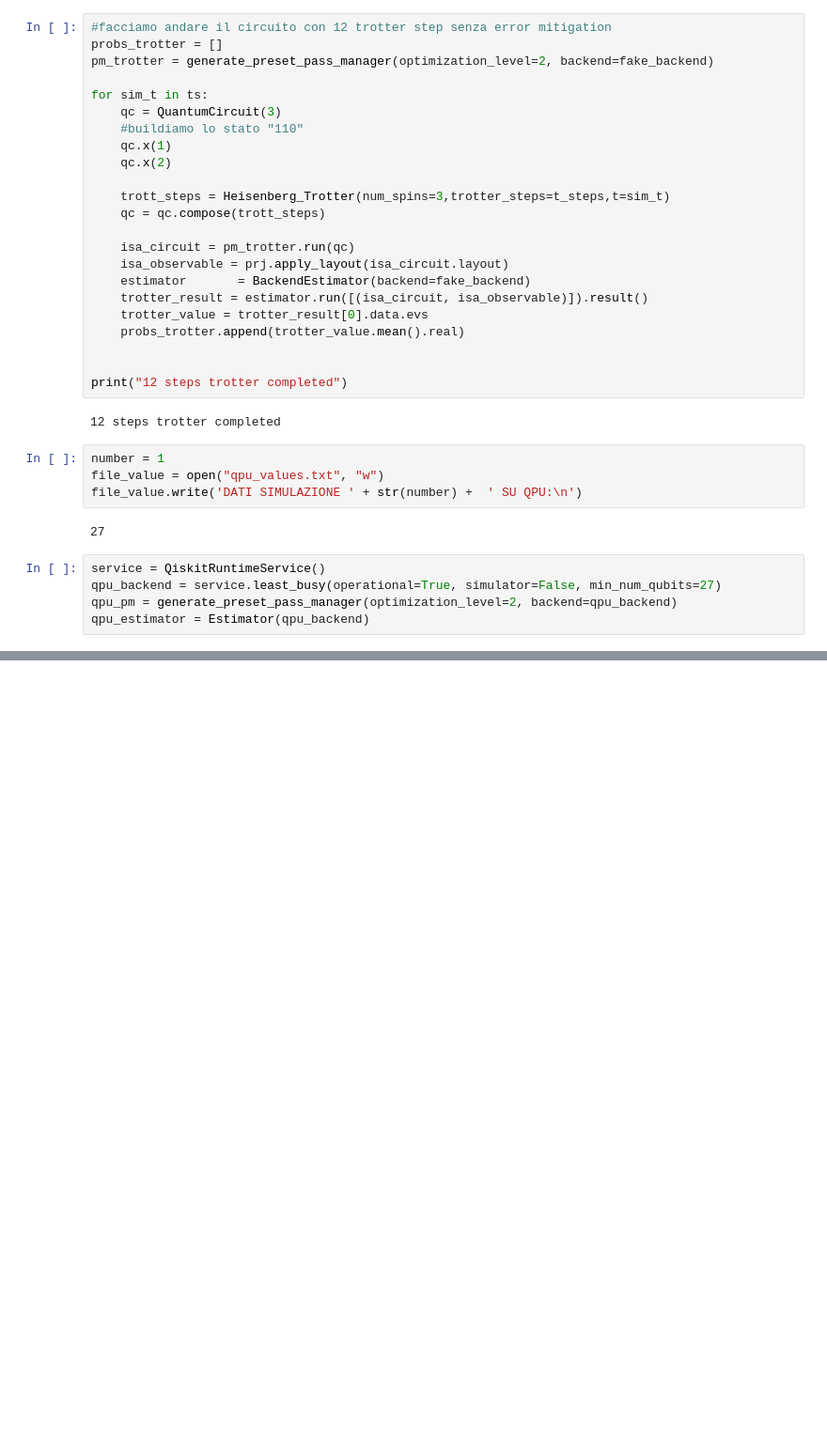
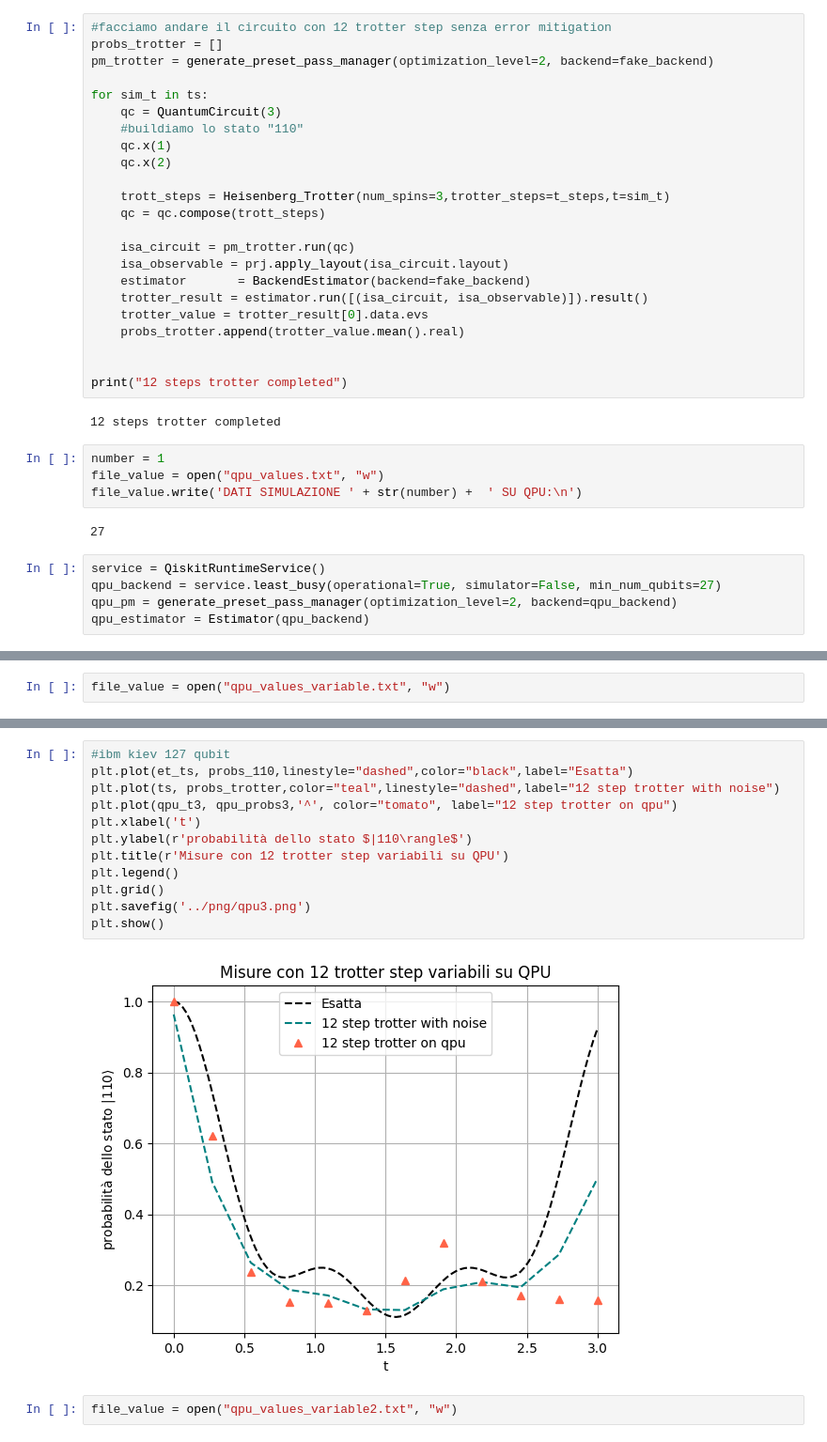
Before and after one commit to qismib/TETrIs, a Jupyter notebook: notebooks/qpu.ipynb, the cells around one changed output, grey strips where cells are left out. Shown at 94% size. Saved outputs shown, nothing was run; the diff lists cells and outputs as text; blank space fills up the shorter version.

```diff
--- a/notebooks/qpu.ipynb
+++ b/notebooks/qpu.ipynb
@@ -254,0 +269,2 @@ plt.show()
+# %%
+file_value = open("qpu_values_variable.txt", "w")
@@ -254,0 +324,16 @@ plt.show()
+# %%
+#ibm kiev 127 qubit
+plt.plot(et_ts, probs_110,linestyle="dashed",color="black",label="Esatta")
+plt.plot(ts, probs_trotter,color="teal",linestyle="dashed",label="12 step trotter with noise")
+plt.plot(qpu_t3, qpu_probs3,'^', color="tomato", label="12 step trotter on qpu")
+plt.xlabel('t')
+plt.ylabel(r'probabilità dello stato $|110\rangle$')
+plt.title(r'Misure con 12 trotter step variabili su QPU')
+plt.legend()
+plt.grid()
+plt.savefig('../png/qpu3.png')
+plt.show()
+# %% [output]
+[figure, added]
+# %%
+file_value = open("qpu_values_variable2.txt", "w")
```
Also changed, not shown: parts of 10 cells of this notebook, 13 other files.
